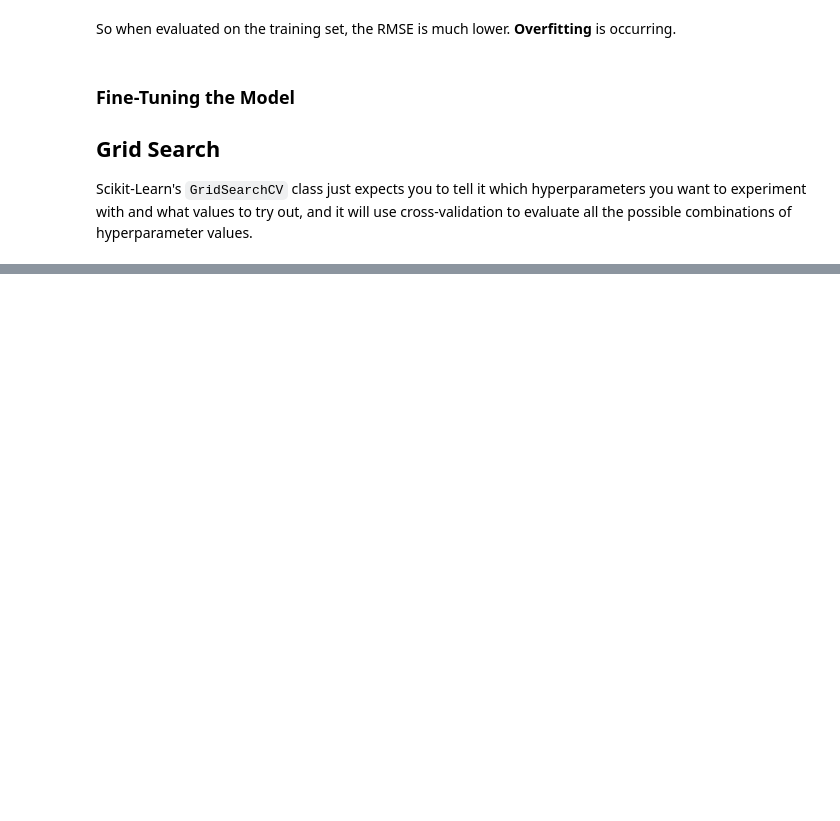
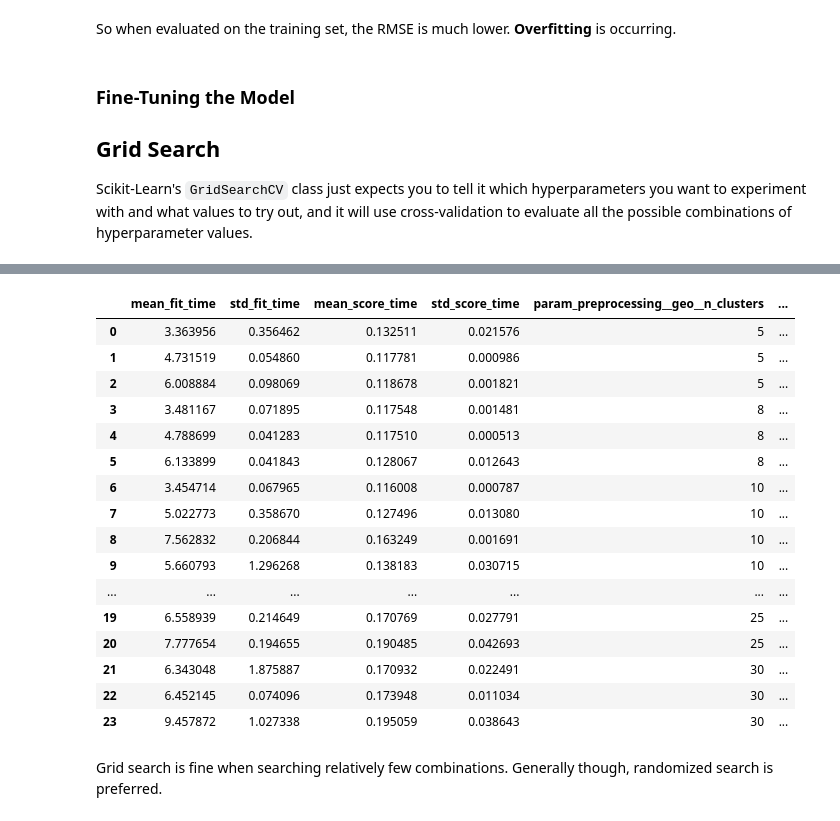
Before and after one commit to TevinAchong/hands-on-ml, a Jupyter notebook: chapter_02/chapter_02.ipynb, the cells around one changed output, grey strips where cells are left out. Saved outputs shown, nothing was run; the diff lists cells and outputs as text; code cells hidden in the pictures; blank space fills up the shorter version.

```diff
--- a/chapter_02/chapter_02.ipynb
+++ b/chapter_02/chapter_02.ipynb
@@ -892,3 +892,27 @@ So when evaluated on the training set, the RMSE is much lower. **Overfitting** i
 ### Fine-Tuning the Model
 ## Grid Search
 Scikit-Learn's `GridSearchCV` class just expects you to tell it which hyperparameters you want to experiment with and what values to try out, and it will use cross-validation to evaluate all the possible combinations of hyperparameter values.
+# %%
+# Searches for the best combination of hyperparameter values for the RandomForestRegressor
+from sklearn.model_selection import GridSearchCV
+
+full_pipeline = Pipeline([
+    ("preprocessing", preprocessing),
+    ("random_forest", RandomForestRegressor(random_state=42))
+])
+
+param_grid = [
+    {
+        "preprocessing__geo__n_clusters" : [5, 8, 10],
+        "random_forest__max_features" : [4, 6, 8],
+
+    },
+    {
+        "preprocessing__geo__n_clusters" : [10, 15, 20, 25, 30],
+        "random_forest__max_features" : [6, 8, 10]
+    }
+]
+
+grid_search = GridSearchCV(full_pipeline, param_grid=param_grid, cv=3,
+    scoring="neg_root_mean_squared_error")
+grid_search.fit(df_housing, df_housing_labels)
@@ -894,0 +964,22 @@ Scikit-Learn's `GridSearchCV` class just expects you to tell it which hyperparam
+# %%
+pd.DataFrame(grid_search.cv_results_)
+# %% [output]
+|  | mean_fit_time | std_fit_time | mean_score_time | std_score_time | param_preprocessing__geo__n_clusters | ... |
+| 0 | 3.363956 | 0.356462 | 0.132511 | 0.021576 | 5 | ... |
+| 1 | 4.731519 | 0.054860 | 0.117781 | 0.000986 | 5 | ... |
+| 2 | 6.008884 | 0.098069 | 0.118678 | 0.001821 | 5 | ... |
+| 3 | 3.481167 | 0.071895 | 0.117548 | 0.001481 | 8 | ... |
+| 4 | 4.788699 | 0.041283 | 0.117510 | 0.000513 | 8 | ... |
+| 5 | 6.133899 | 0.041843 | 0.128067 | 0.012643 | 8 | ... |
+| 6 | 3.454714 | 0.067965 | 0.116008 | 0.000787 | 10 | ... |
+| 7 | 5.022773 | 0.358670 | 0.127496 | 0.013080 | 10 | ... |
+| 8 | 7.562832 | 0.206844 | 0.163249 | 0.001691 | 10 | ... |
+| 9 | 5.660793 | 1.296268 | 0.138183 | 0.030715 | 10 | ... |
+| ... | ... | ... | ... | ... | ... | ... |
+| 19 | 6.558939 | 0.214649 | 0.170769 | 0.027791 | 25 | ... |
+| 20 | 7.777654 | 0.194655 | 0.190485 | 0.042693 | 25 | ... |
+| 21 | 6.343048 | 1.875887 | 0.170932 | 0.022491 | 30 | ... |
+| 22 | 6.452145 | 0.074096 | 0.173948 | 0.011034 | 30 | ... |
+| 23 | 9.457872 | 1.027338 | 0.195059 | 0.038643 | 30 | ... |
+# %% [markdown]
+Grid search is fine when searching relatively few combinations. Generally though, randomized search is preferred.
```
Also changed, not shown: parts of 14 cells of this notebook, 2 other files.
